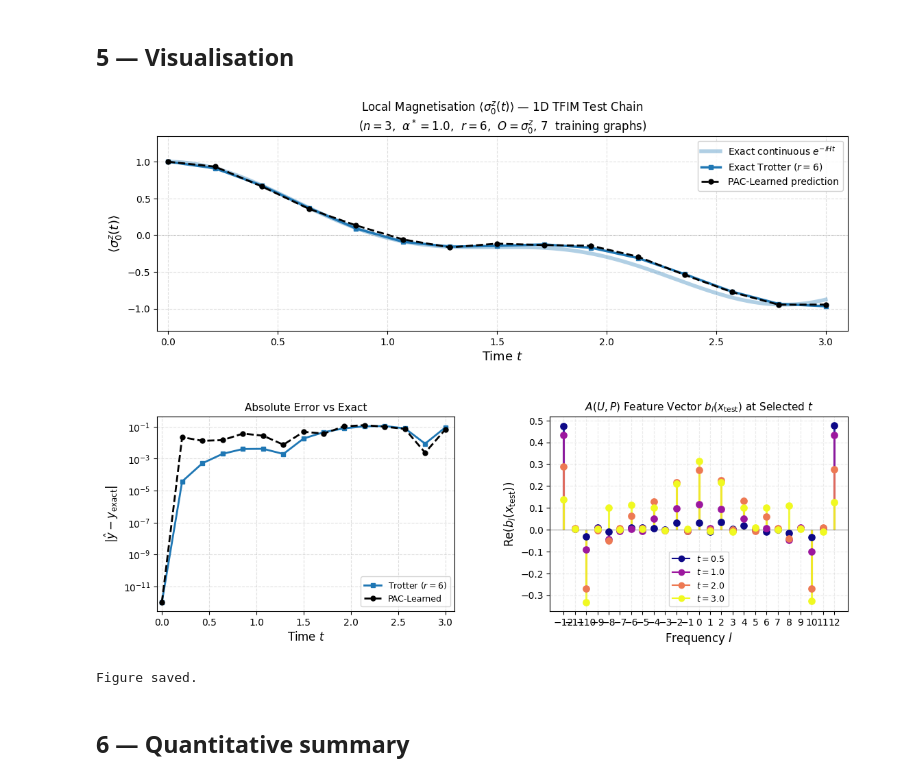
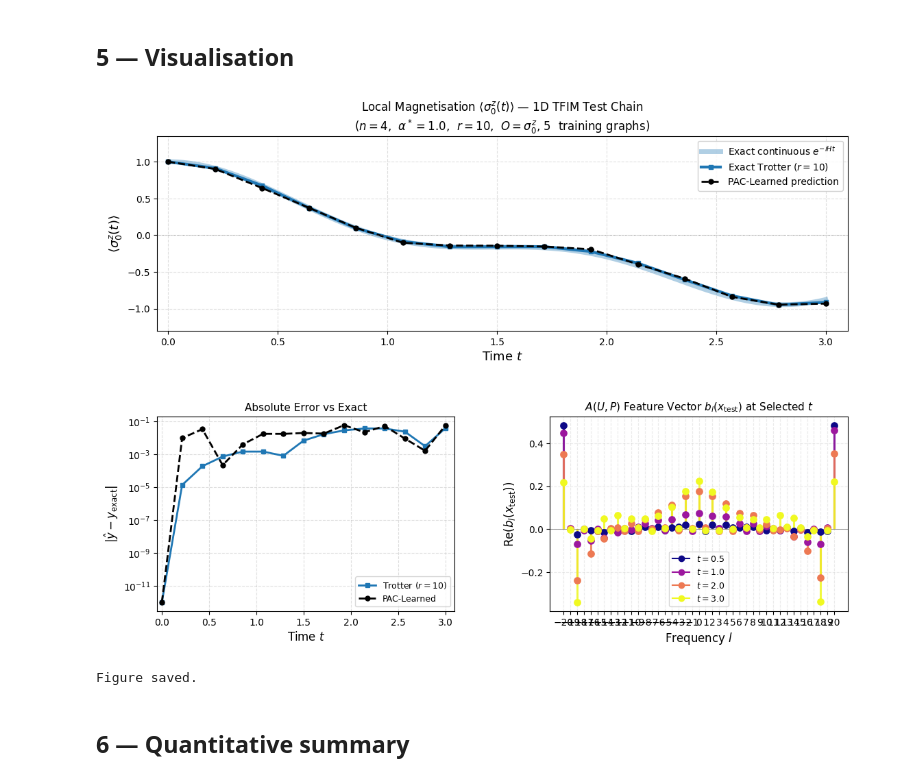
Before and after one commit to thomaslagoutte/qml-fourier-dynamics, a Jupyter notebook: notebooks/02_tfim_magnetization_validation_2.ipynb, the cells around one changed output. Drawn from its saved outputs; the diff is of its cells as text; code cells hidden in the pictures.

```diff
--- a/notebooks/02_tfim_magnetization_validation_2.ipynb
+++ b/notebooks/02_tfim_magnetization_validation_2.ipynb
@@ -37,9 +37,9 @@ from src.models import IsingTransverseFieldModel
 import random
 
 NUM_QUBITS  = 4            # Bumped to 4 for a larger graph pool (64 graphs)
-NUM_TRAIN   = 15
+NUM_TRAIN   = 5
 TRUE_ALPHA  = 1.0
-R_STEPS     = 4
+R_STEPS     = 10
 LASSO_ALPHA = 1e-5
 EPSILON_B   = 0.01          # finite-shot noise per b_l (0 = noiseless)
 
@@ -236,9 +236,10 @@ else:
         # ── Two changes vs old code ────────────────────────────────────────────
         # 1. extract_b_l_full: encodes ALL n qubits onto ONE shared freq register
         #    (was extract_b_l which only encoded qubit 0)
-        # σ_z sweep
-        B_all = np.array([builder.extract_b_l_dft(NUM_QUBITS, g, t, R_STEPS, PAULI_OBS, EPSILON_B)
-                  for g in TRAIN_GRAPHS + [TEST_EDGES]])
+        B_all = np.array([
+            builder.extract_b_l_full(NUM_QUBITS, g, t, R_STEPS, PAULI_OBS, EPSILON_B)
+            for g in TRAIN_GRAPHS + [TEST_EDGES]
+        ])
         B_train = B_all[:NUM_TRAIN]
         B_test  = B_all[NUM_TRAIN:]
 
@@ -313,14 +329,14 @@ ax_feat = fig.add_subplot(gs[1, 1])
 # 1. Exact continuous (thick, light)
 ax_main.plot(
     t_dense, exact_dense,
-    color=CLR_BASE, lw=4, alpha=0.35,
+    color=CLR_BASE, lw=5, alpha=0.35,
     label=r'Exact continuous $e^{-iHt}$'
 )
 
 # 2. Trotter (medium, same color)
 ax_main.plot(
     t_vals, trotter_vals,
-    color=CLR_BASE, lw=2.5,
+    color=CLR_BASE, lw=3,
     marker='s', ms=5,
     label=f'Exact Trotter ($r={R_STEPS}$)'
 )
@@ -378,34 +394,34 @@ ax_err.set_xlim(-0.05, t_vals[-1] + 0.1)
 cmap = plt.cm.plasma
 for k, (ts, b) in enumerate(zip(t_showcase, b_showcase)):
     c = cmap(k / (len(t_showcase) - 1))
     for xi, yi in zip(freq_axis, b):
         ax_feat.vlines(xi, 0, yi, color=c, lw=2.2, alpha=0.85)
     ax_feat.scatter(freq_axis, b, color=c, s=45, zorder=5)
 
 ax_feat.axhline(0, color='grey', lw=0.6)
 ax_feat.set_xlabel('Frequency $l$', fontsize=12)
 ax_feat.set_ylabel(r'$\mathrm{Re}(b_l(x_{\rm test}))$', fontsize=12)
 ax_feat.set_title(
     r'$A(U,P)$ Feature Vector $b_l(x_{\rm test})$ at Selected $t$',
     fontsize=11)
 
 handles = [
     Line2D([0],[0], color=cmap(k/(len(t_showcase)-1)),
            marker='o', ms=6, label=f'$t={ts}$')
     for k, ts in enumerate(t_showcase)
 ]
 ax_feat.legend(handles=handles, fontsize=9)
 
 ax_feat.set_xticks(freq_axis)
 ax_feat.grid(True, alpha=0.25, ls='--')
 
 
 plt.tight_layout()
 plt.savefig('../results_tfim_validation.png', dpi=150, bbox_inches='tight')
 plt.show()
 print('Figure saved.')
 # %% [output]
-[figure, old version]
+[figure, new version]
 Figure saved.
 # %% [markdown]
 ## 6 — Quantitative summary
```
Also changed, not shown: parts of 9 cells of this notebook, 7 other files.
